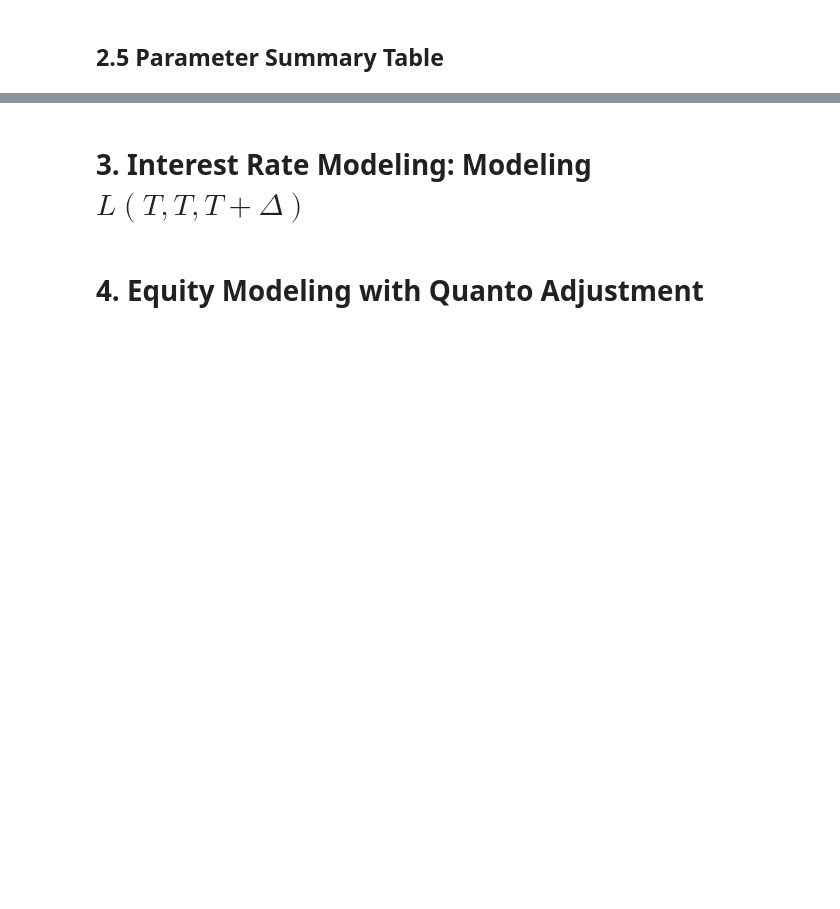
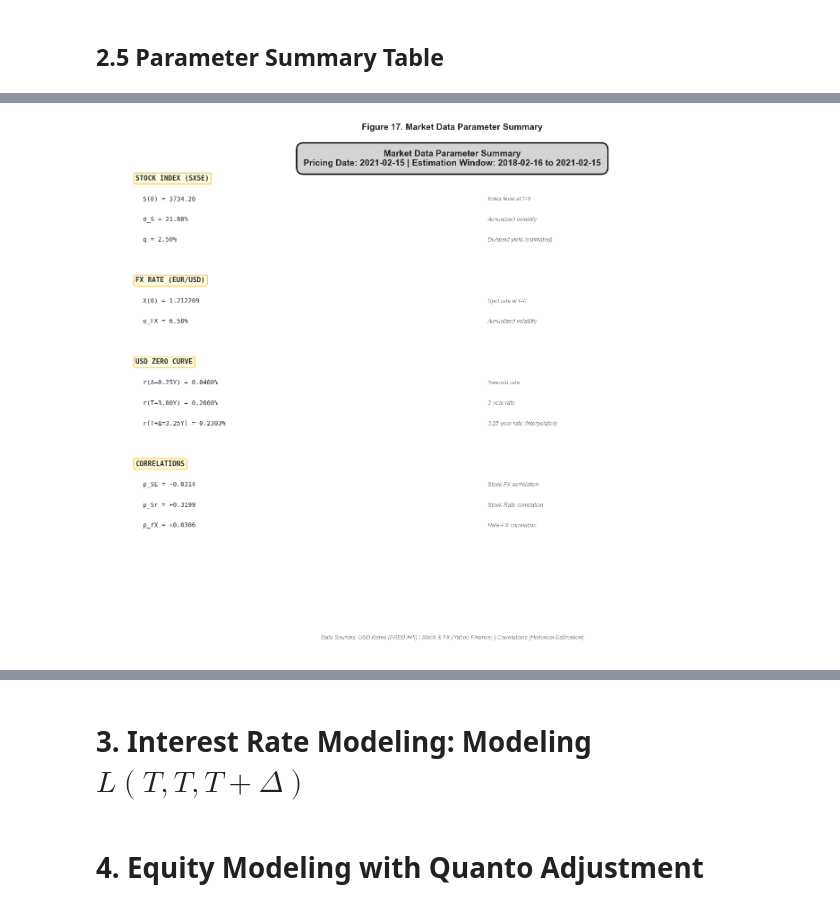
Before and after one commit to DeBiao-NoBug/structured-product-final-project, a Jupyter notebook: report/pricing_report_v1.ipynb, the cells around one changed output, grey strips where cells are left out. Saved outputs shown, nothing was run; the diff lists cells and outputs as text; code cells hidden in the pictures; blank space fills up the shorter version.

```diff
--- a/report/pricing_report_v1.ipynb
+++ b/report/pricing_report_v1.ipynb
@@ -923,0 +3200,80 @@ This zero curve will be used in:
+# %%
+# ============================================================================
+# Section 2.5.3: Visualize Parameter Summary
+# ============================================================================
+
+print("\nGenerating parameter summary visualization...")
+print("-"*80)
+
+# Figure: Summary table as visual
+global_figure_counter += 1
+fig_num_summary = global_figure_counter
+
+fig = plt.figure(figsize=(16, 12))
+ax = fig.add_subplot(111)
+ax.axis('off')
+
+# Title
+title_text = 'Market Data Parameter Summary\n' + \
+             f'Pricing Date: {market_data_config["t0_date"]} | ' + \
+             f'Estimation Window: {market_data["historical_start_date"].date()} to {market_data["historical_end_date"].date()}'
+
+ax.text(0.5, 0.98, title_text,
+        fontsize=14, fontweight='bold', ha='center', va='top',
+        transform=ax.transAxes,
+        bbox=dict(boxstyle='round,pad=0.8', facecolor='lightgray', edgecolor='black', linewidth=2))
+
+# Create summary sections
+y_position = 0.92
+
+# Section 1: Key Market Parameters
+section_data = [
+    ['STOCK INDEX (SX5E)', ''],
+    [f'  S(0) = {market_data["S0"]:.2f}', 'Index level at t=0'],
+    [f'  σ_S = {market_data["sigma_S"]*100:.2f}%', 'Annualized volatility'],
+    [f'  q = {market_data["q"]*100:.2f}%', 'Dividend yield (estimated)'],
+    ['', ''],
+    ['FX RATE (EUR/USD)', ''],
+    [f'  X(0) = {market_data["X0"]:.6f}', 'Spot rate at t=0'],
+    [f'  σ_FX = {market_data["sigma_FX"]*100:.2f}%', 'Annualized volatility'],
+    ['', ''],
+    ['USD ZERO CURVE', ''],
+    [f'  r(Δ=0.25Y) = {zero_curve_data["r_Delta"]*100:.4f}%', '3-month rate'],
+    [f'  r(T=3.00Y) = {zero_curve_data["r_T"]*100:.4f}%', '3-year rate'],
+    [f'  r(T+Δ=3.25Y) = {zero_curve_data["r_T_plus_Delta"]*100:.4f}%', '3.25-year rate (interpolated)'],
+    ['', ''],
+    ['CORRELATIONS', ''],
+    [f'  ρ_SE = {market_data["rho_SE"]:+.4f}', 'Stock-FX correlation'],
+    [f'  ρ_Sr = {market_data["rho_Sr"]:+.4f}', 'Stock-Rate correlation'],
+    [f'  ρ_rX = {market_data["rho_rX"]:+.4f}', 'Rate-FX correlation'],
+]
+
+for row in section_data:
+    if row[0].isupper() and not row[0].startswith('  '):  # Section header
+        ax.text(0.05, y_position, row[0], fontsize=11, fontweight='bold',
+               transform=ax.transAxes, family='monospace',
+               bbox=dict(boxstyle='round,pad=0.3', facecolor='lightyellow', edgecolor='orange'))
+    else:
+        ax.text(0.05, y_position, row[0], fontsize=10, transform=ax.transAxes, family='monospace')
+        if row[1]:
+            ax.text(0.55, y_position, row[1], fontsize=9, transform=ax.transAxes,
+                   style='italic', color='gray')
+
+    y_position -= 0.04
+
+# Add data sources footer
+footer_text = 'Data Sources: USD Rates (FRED API) | Stock & FX (Yahoo Finance) | Correlations (Historical Estimation)'
+ax.text(0.5, 0.02, footer_text,
+        fontsize=9, ha='center', style='italic', color='gray',
+        transform=ax.transAxes)
+
+fig.suptitle(f'Figure {fig_num_summary}. Market Data Parameter Summary',
+            fontsize=14, fontweight='bold', y=0.99)
+
+plt.tight_layout()
+plt.show()
+
+print(f"Figure {fig_num_summary} generated: Parameter Summary Visualization")
+print("\nAll Section 2.5 visualizations complete")
+print("-"*80)
+# %% [output]
@@ -923,0 +3282 @@ This zero curve will be used in:
+[figure, added]
```
Also changed, not shown: parts of 20 cells of this notebook, 1 other file.
